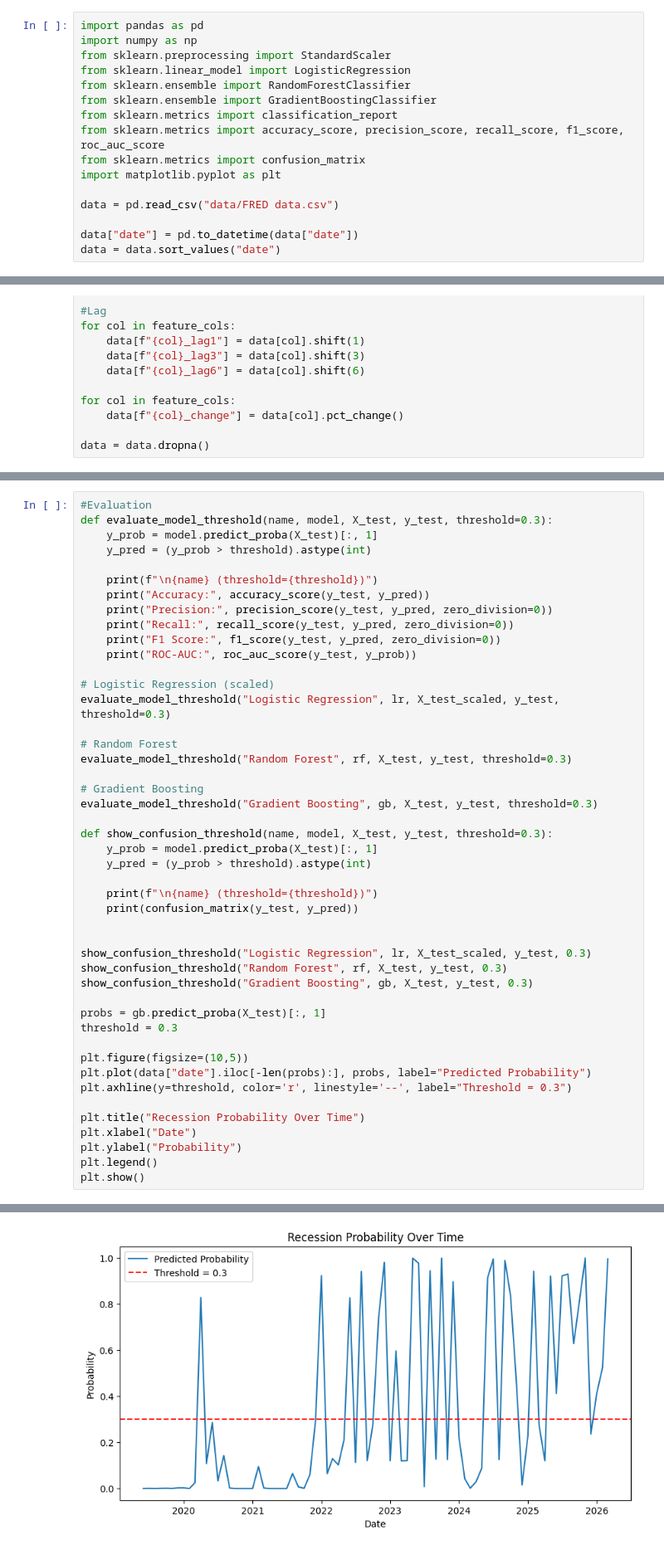
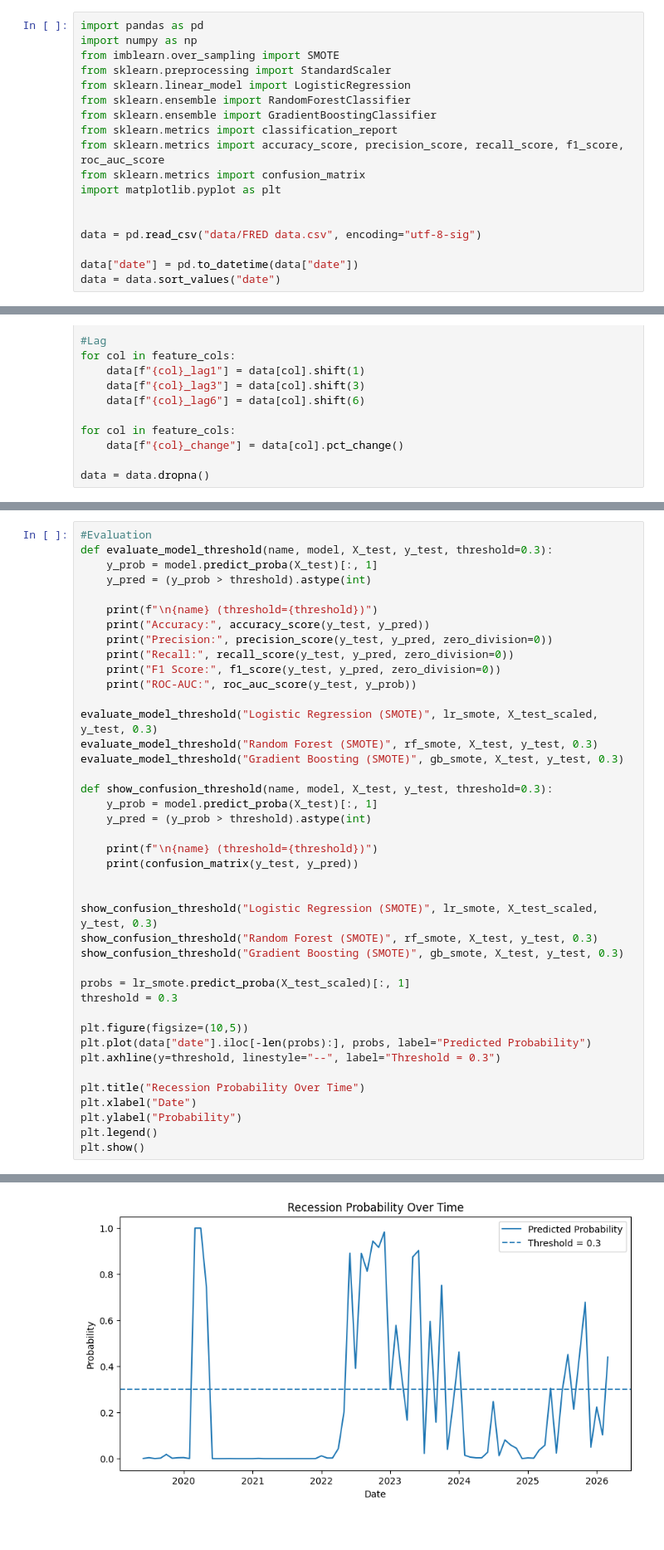
Before and after one commit to safat2503/US-Recession-Indicator-2026-, a Jupyter notebook: recession_predictor.ipynb, the cells around one changed output, grey strips where cells are left out. Shown at 83% size. Saved outputs shown, nothing was run; the diff lists cells and outputs as text.

```diff
--- a/recession_predictor.ipynb
+++ b/recession_predictor.ipynb
@@ -1,6 +1,7 @@
 # %%
 import pandas as pd
 import numpy as np
+from imblearn.over_sampling import SMOTE
 from sklearn.preprocessing import StandardScaler
 from sklearn.linear_model import LogisticRegression
 from sklearn.ensemble import RandomForestClassifier
@@ -10,7 +11,8 @@ from sklearn.metrics import accuracy_score, precision_score, recall_score, f1_sc
 from sklearn.metrics import confusion_matrix
 import matplotlib.pyplot as plt
 
-data = pd.read_csv("data/FRED data.csv")
+
+data = pd.read_csv("data/FRED data.csv", encoding="utf-8-sig")
 
 data["date"] = pd.to_datetime(data["date"])
 data = data.sort_values("date")
@@ -121,14 +148,9 @@ def evaluate_model_threshold(name, model, X_test, y_test, threshold=0.3):
     print("F1 Score:", f1_score(y_test, y_pred, zero_division=0))
     print("ROC-AUC:", roc_auc_score(y_test, y_prob))
 
-# Logistic Regression (scaled)
-evaluate_model_threshold("Logistic Regression", lr, X_test_scaled, y_test, threshold=0.3)
-
-# Random Forest
-evaluate_model_threshold("Random Forest", rf, X_test, y_test, threshold=0.3)
-
-# Gradient Boosting
-evaluate_model_threshold("Gradient Boosting", gb, X_test, y_test, threshold=0.3)
+evaluate_model_threshold("Logistic Regression (SMOTE)", lr_smote, X_test_scaled, y_test, 0.3)
+evaluate_model_threshold("Random Forest (SMOTE)", rf_smote, X_test, y_test, 0.3)
+evaluate_model_threshold("Gradient Boosting (SMOTE)", gb_smote, X_test, y_test, 0.3)
 
 def show_confusion_threshold(name, model, X_test, y_test, threshold=0.3):
     y_prob = model.predict_proba(X_test)[:, 1]
@@ -138,16 +160,16 @@ def show_confusion_threshold(name, model, X_test, y_test, threshold=0.3):
     print(confusion_matrix(y_test, y_pred))
 
 
-show_confusion_threshold("Logistic Regression", lr, X_test_scaled, y_test, 0.3)
-show_confusion_threshold("Random Forest", rf, X_test, y_test, 0.3)
-show_confusion_threshold("Gradient Boosting", gb, X_test, y_test, 0.3)
+show_confusion_threshold("Logistic Regression (SMOTE)", lr_smote, X_test_scaled, y_test, 0.3)
+show_confusion_threshold("Random Forest (SMOTE)", rf_smote, X_test, y_test, 0.3)
+show_confusion_threshold("Gradient Boosting (SMOTE)", gb_smote, X_test, y_test, 0.3)
 
-probs = gb.predict_proba(X_test)[:, 1]
+probs = lr_smote.predict_proba(X_test_scaled)[:, 1]
 threshold = 0.3
 
 plt.figure(figsize=(10,5))
 plt.plot(data["date"].iloc[-len(probs):], probs, label="Predicted Probability")
-plt.axhline(y=threshold, color='r', linestyle='--', label="Threshold = 0.3")
+plt.axhline(y=threshold, linestyle="--", label="Threshold = 0.3")
 
 plt.title("Recession Probability Over Time")
 plt.xlabel("Date")
@@ -175 +197 @@ Gradient Boosting (threshold=0.3)
-[figure, old version]
+[figure, new version]
```
Also changed, not shown: parts of 2 cells of this notebook.
